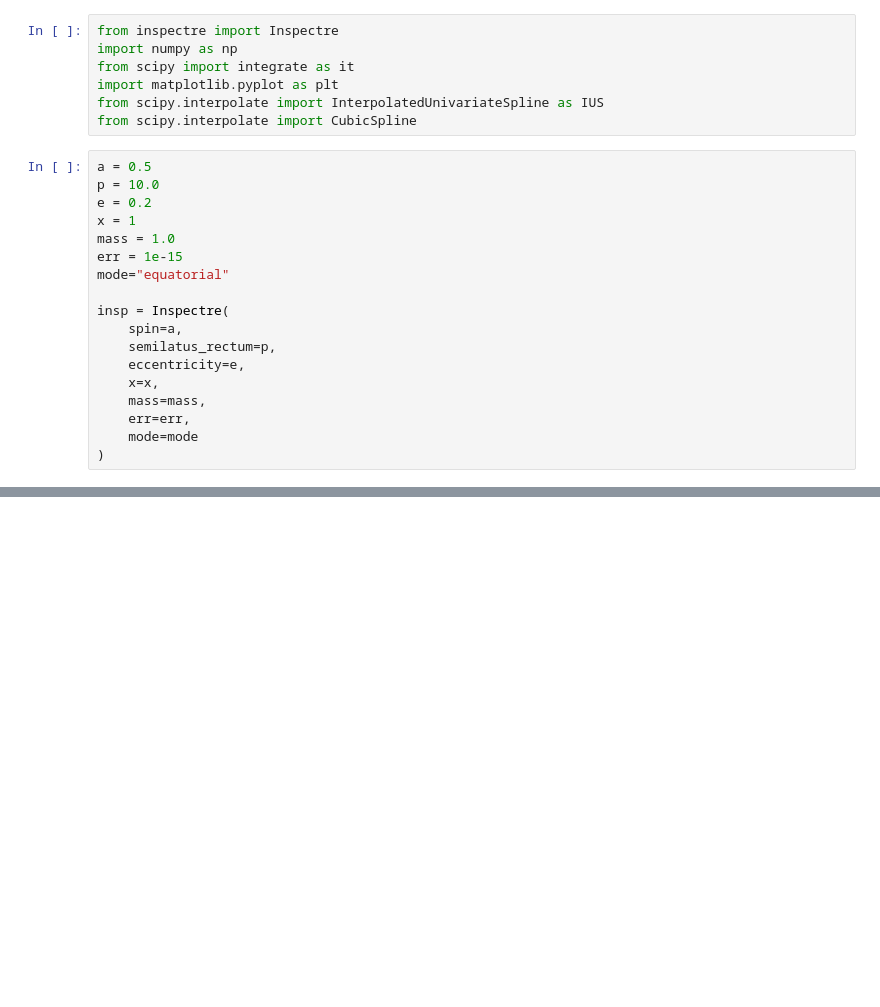
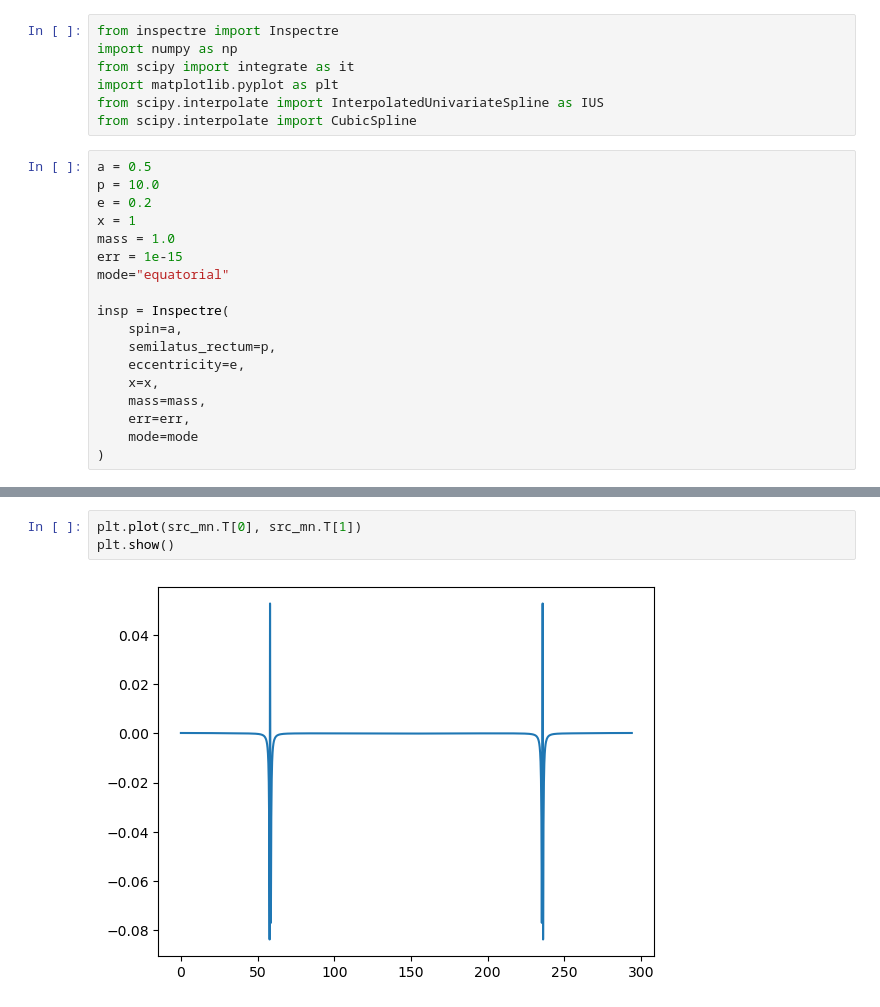
Before and after one commit to thompsonphys/inspectre, a Jupyter notebook: notebooks/test_inspectre.ipynb, the cells around one changed output, grey strips where cells are left out. Cells and saved outputs as stored; diff of their text form; blank space fills up the shorter version.

```diff
--- a/notebooks/test_inspectre.ipynb
+++ b/notebooks/test_inspectre.ipynb
@@ -63,0 +85,5 @@ print(sim_lam)
+# %%
+plt.plot(src_mn.T[0], src_mn.T[1])
+plt.show()
+# %% [output]
+[figure, added]
```
Also changed, not shown: parts of 14 cells of this notebook, 2 other files.
